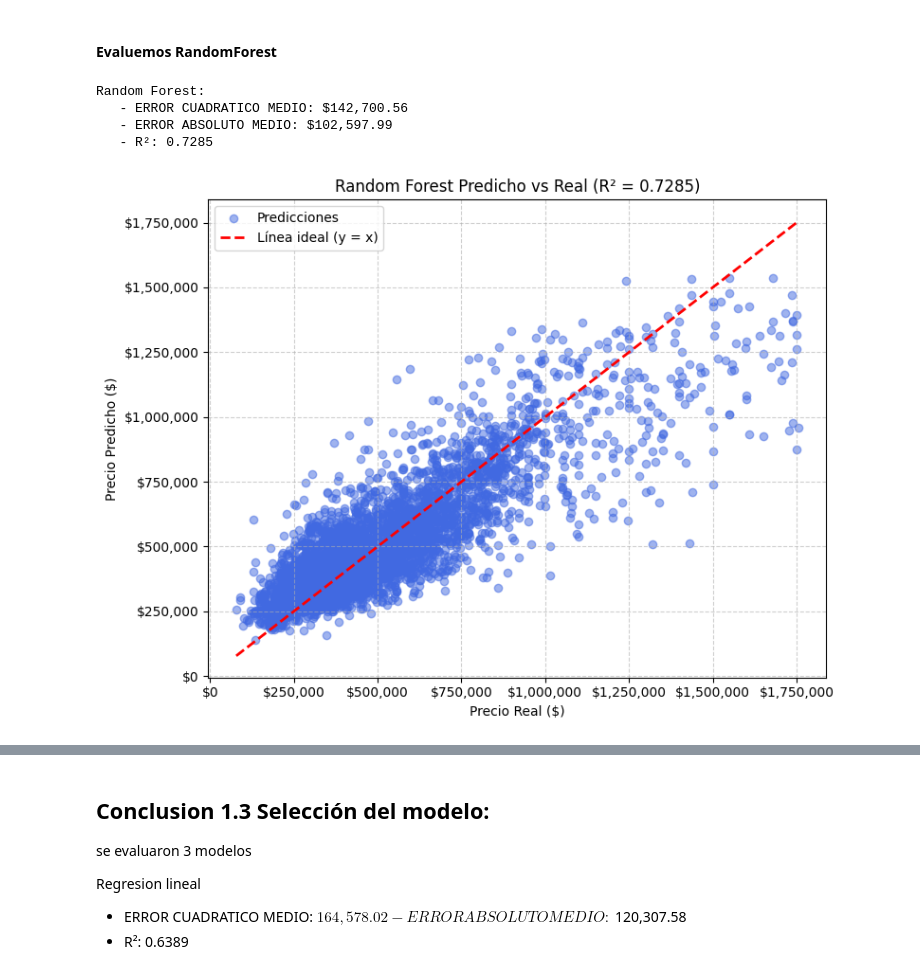
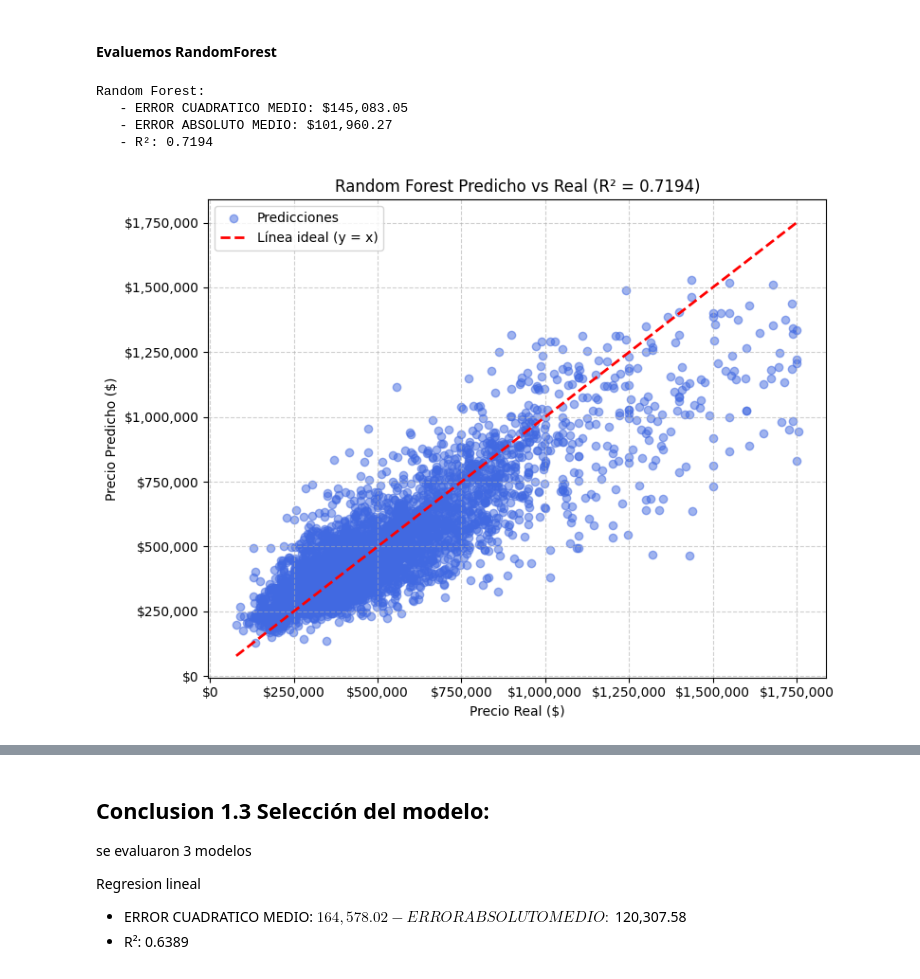
Before and after one commit to jodpinzonav/Prueba_Tecnica_Proteccion, a Jupyter notebook: primer_punto.ipynb, the cells around one changed output, grey strips where cells are left out. Cells and saved outputs as stored; diff of their text form; code cells hidden in the pictures.

```diff
--- a/primer_punto.ipynb
+++ b/primer_punto.ipynb
@@ -406,14 +406,27 @@ Ridge Regression Results:
 #### Evaluemos RandomForest
 # %%
 from sklearn.ensemble import RandomForestRegressor
+import numpy as np
+from sklearn.metrics import mean_squared_error, mean_absolute_error,r2_score
+from sklearn.model_selection import cross_val_score
+import matplotlib.pyplot as plt
+
+
+y_train_log = np.log1p(y_train)
+y_test_log = np.log1p(y_test)
+
+
 rf = RandomForestRegressor(
     n_estimators=200,
     max_depth=20,
     random_state=42,
     n_jobs=-1
 )
-rf.fit(X_train, y_train)
-y_pred_rf = rf.predict(X_test)
+
+rf.fit(X_train, y_train_log)
+y_pred_log = rf.predict(X_test)
+
+y_pred_rf = np.expm1(y_pred_log)
 
 results['Random Forest'] = {
     'model': rf,
@@ -424,34 +437,34 @@ results['Random Forest'] = {
     'cv_score': cross_val_score(rf, X_train, y_train, cv=5,
                                  scoring='neg_mean_squared_error').mean()
 }
 
 print("Random Forest:")
 print(f"   - ERROR CUADRATICO MEDIO: ${results['Random Forest']['rmse']:,.2f}")
 print(f"   - ERROR ABSOLUTO MEDIO: ${results['Random Forest']['mae']:,.2f}")
 print(f"   - R²: {results['Random Forest']['r2']:.4f}")
 
 
 plt.figure(figsize=(8, 6))
 plt.scatter(y_test, y_pred_rf, alpha=0.5, color='royalblue', label='Predicciones')
 plt.plot([y_test.min(), y_test.max()], [y_test.min(), y_test.max()],
          'r--', lw=2, label='Línea ideal (y = x)')
 
 plt.title(f"Random Forest Predicho vs Real (R² = {results['Random Forest']['r2']:.4f})")
 plt.xlabel("Precio Real ($)")
 plt.ylabel("Precio Predicho ($)")
 
 # Ejes con formato de miles y signo $
 plt.ticklabel_format(style='plain', axis='both')  # elimina notación científica
 plt.gca().get_xaxis().set_major_formatter(plt.FuncFormatter(lambda x, _: f'${x:,.0f}'))
 plt.gca().get_yaxis().set_major_formatter(plt.FuncFormatter(lambda y, _: f'${y:,.0f}'))
 
 plt.legend()
 plt.grid(True, linestyle='--', alpha=0.6)
 plt.tight_layout()
 plt.show()
 # %% [output]
 Random Forest:
-   - ERROR CUADRATICO MEDIO: $142,700.56
-   - ERROR ABSOLUTO MEDIO: $102,597.99
-   - R²: 0.7285
+   - ERROR CUADRATICO MEDIO: $145,083.05
+   - ERROR ABSOLUTO MEDIO: $101,960.27
+   - R²: 0.7194
-[figure, old version]
+[figure, new version]
```
Also changed, not shown: parts of 4 cells of this notebook.
